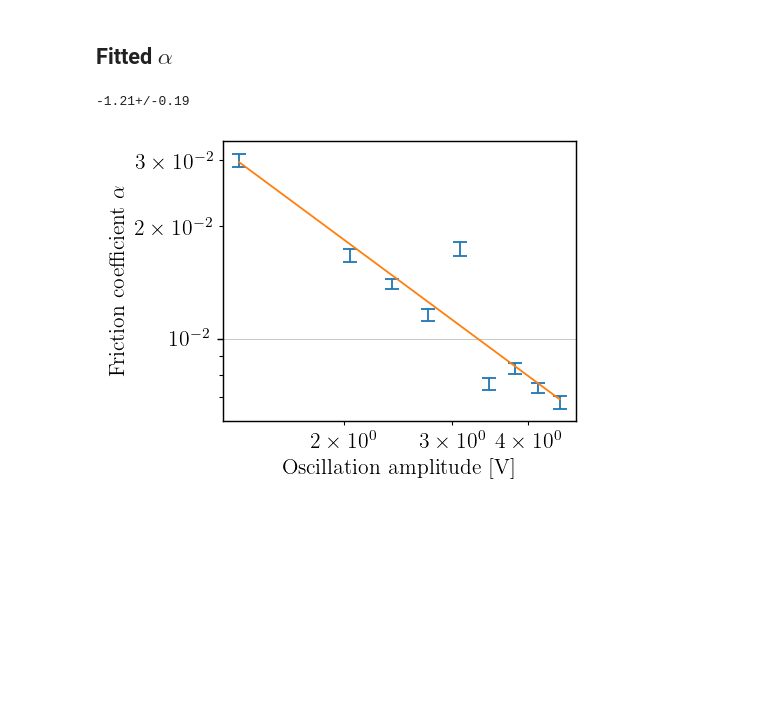
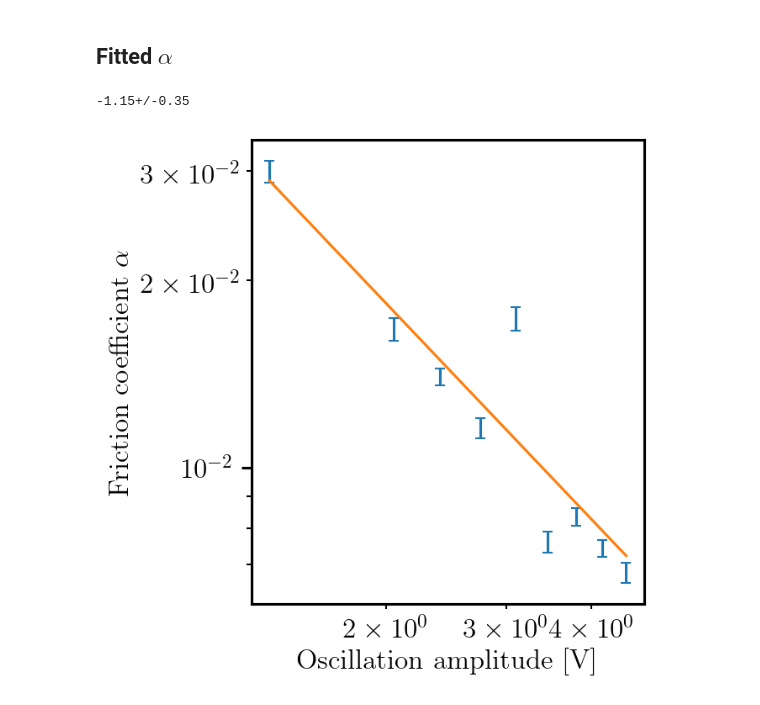
Before and after one commit to TomVdt/TPIII, a Jupyter notebook: 05-milieux-granulaires/analyse/exp1_plastic_friction.ipynb, the cells around one changed output. Cells and saved outputs as stored; diff of their text form; code cells hidden in the pictures; blank space fills up the shorter version.

```diff
--- a/05-milieux-granulaires/analyse/exp1_plastic_friction.ipynb
+++ b/05-milieux-granulaires/analyse/exp1_plastic_friction.ipynb
@@ -141,18 +141,18 @@ ax.grid(True, axis='y')
 # %% [markdown]
 ## Fitted $\alpha$
 # %%
-slope, offset = do_fit_alpha(data, all_popt_err_pass1[:, 2], "../data/plastic_alpha_modulus")
+slope, offset = do_fit_alpha(data, all_popt_err_pass1[:, 2],  np.arange(-6,0), "../data/plastic_alpha_modulus")
 
 # plt.text(0.4, 8e-3, fr"$\alpha \sim {slope:.1upL} \Gamma^{{-1}}$")
 print(slope)
 plt.yscale('log')
 plt.xscale('log')
 plt.xlabel(r'Oscillation amplitude [V]')
 plt.ylabel(r'Friction coefficient $\alpha$')
 
 plt.tight_layout()
 plt.savefig('../figures/plastic_alpha_from_chi_modulus.png')
 plt.show()
 # %% [output]
--1.21+/-0.19
+-1.15+/-0.35
-[figure, old version]
+[figure, new version]
```
Also changed, not shown: parts of 3 cells of this notebook, 10 other files.
